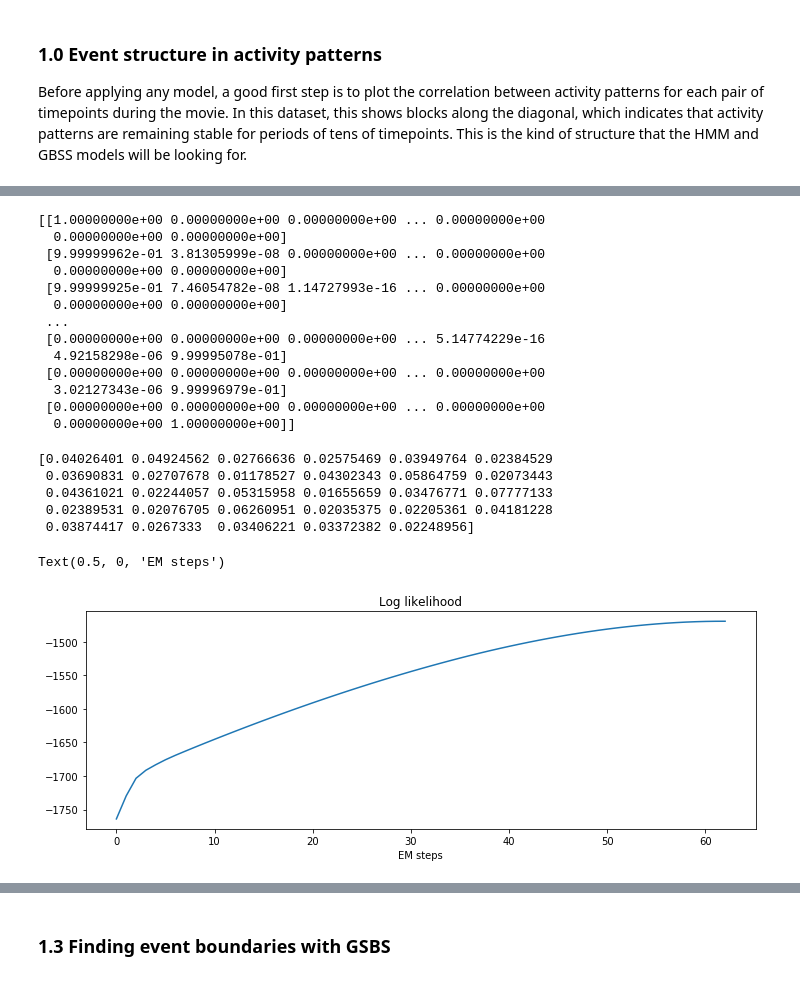
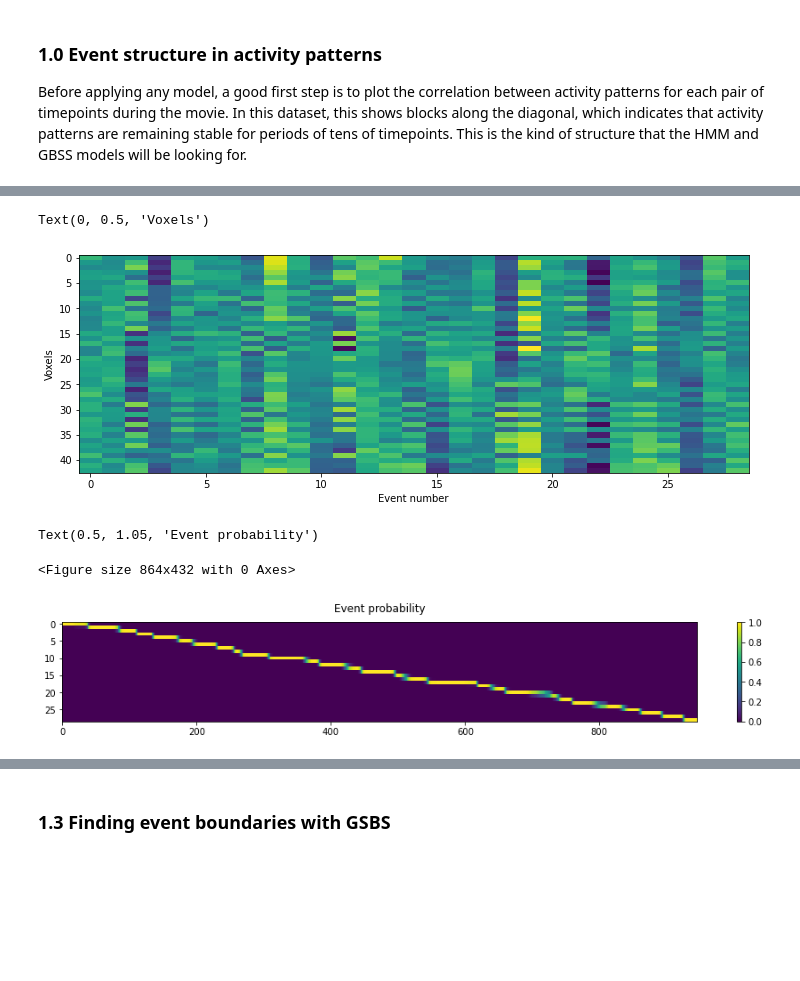
Before and after one commit to naturalistic-data-analysis/tutorial_development, a Jupyter notebook: event-segmentation/event-segmentation.ipynb, the cells around one changed output, grey strips where cells are left out. Drawn from its saved outputs; the diff is of its cells as text; code cells hidden in the pictures; blank space fills up the shorter version.

```diff
--- a/event-segmentation/event-segmentation.ipynb
+++ b/event-segmentation/event-segmentation.ipynb
@@ -130,38 +101,21 @@ EventSegment(event_chains=array([0., 0., 0., 0., 0., 0., 0., 0., 0., 0., 0., 0.,
+# %%
+# Plotting mean activity in each event for some example voxels
+plt.figure(figsize = (12, 4))
+example_vox = np.arange(0,movie_HMM.event_pat_.shape[0],100)
+plt.imshow(movie_HMM.event_pat_[example_vox,:], aspect='auto')
+plt.xlabel('Event number')
+plt.ylabel('Voxels')
+# %% [output]
+Text(0, 0.5, 'Voxels')
+[figure, added]
 # %%
-# A matrix showing the probability of being in each event at each timepoint
-
-print(movie_HMM.segments_[0])
+# Plot probability of being in each event at each timepoint
+plt.figure(figsize = (12, 6))
+plt.matshow(movie_HMM.segments_[0].T, aspect='auto')
+plt.gca().xaxis.tick_bottom()
+plt.colorbar()
+plt.title('Event probability')
 # %% [output]
-[[1.00000000e+00 0.00000000e+00 0.00000000e+00 ... 0.00000000e+00
-  0.00000000e+00 0.00000000e+00]
- [9.99999962e-01 3.81305999e-08 0.00000000e+00 ... 0.00000000e+00
-  0.00000000e+00 0.00000000e+00]
- [9.99999925e-01 7.46054782e-08 1.14727993e-16 ... 0.00000000e+00
-  0.00000000e+00 0.00000000e+00]
- ...
- [0.00000000e+00 0.00000000e+00 0.00000000e+00 ... 5.14774229e-16
-  4.92158298e-06 9.99995078e-01]
- [0.00000000e+00 0.00000000e+00 0.00000000e+00 ... 0.00000000e+00
-  3.02127343e-06 9.99996979e-01]
- [0.00000000e+00 0.00000000e+00 0.00000000e+00 ... 0.00000000e+00
-  0.00000000e+00 1.00000000e+00]]
+Text(0.5, 1.05, 'Event probability')
+<Figure size 864x432 with 0 Axes>
+[figure, added]
-# %%
-# The mean pattern for each event
-
-print(movie_HMM.segments_[0].mean(axis = 0))
-# %% [output]
-[0.04026401 0.04924562 0.02766636 0.02575469 0.03949764 0.02384529
- 0.03690831 0.02707678 0.01178527 0.04302343 0.05864759 0.02073443
- 0.04361021 0.02244057 0.05315958 0.01655659 0.03476771 0.07777133
- 0.02389531 0.02076705 0.06260951 0.02035375 0.02205361 0.04181228
- 0.03874417 0.0267333  0.03406221 0.03372382 0.02248956]
-# %%
-# The log-likelihood (measuring overall model fit)
-
-f, ax = plt.subplots(1,1, figsize = (12, 4))
-ax.plot(movie_HMM.ll_)
-ax.set_title('Log likelihood')
-ax.set_xlabel('EM steps')
-# %% [output]
-Text(0.5, 0, 'EM steps')
-[figure, removed]
```
Also changed, not shown: parts of 42 cells of this notebook.
